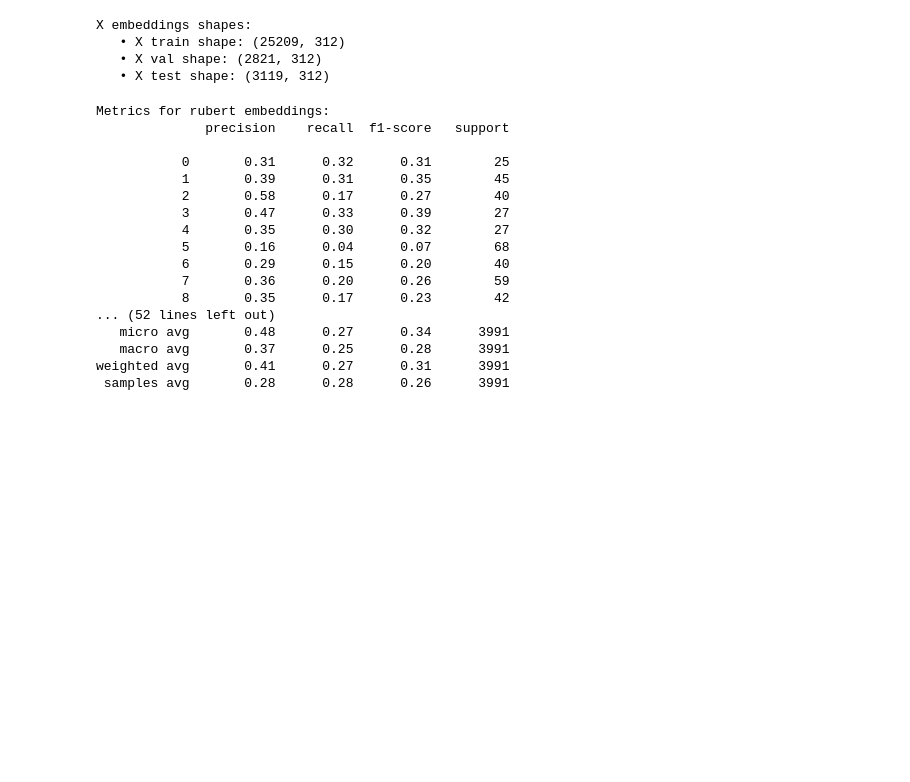
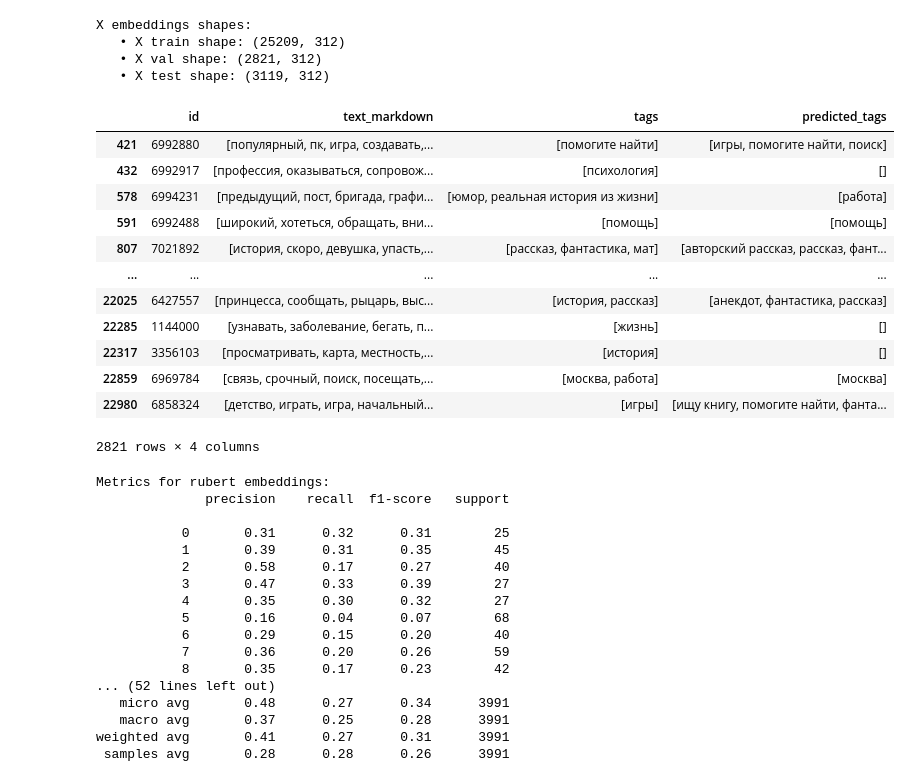
Before and after one commit to zhursvlevy/PostProcessor, a Jupyter notebook: notebooks/topic tagging/4. LogReg_topic_classification.ipynb, the cells around one changed output. Cells and saved outputs as stored; diff of their text form; code cells hidden in the pictures; blank space fills up the shorter version.

```diff
--- a/notebooks/topic tagging/4. LogReg_topic_classification.ipynb
+++ b/notebooks/topic tagging/4. LogReg_topic_classification.ipynb
@@ -474,6 +481,22 @@ rubert_y_labels = sorted_labels(rubert_y_pred_val, rubert_y_probas, Vec)
 
 rubert_df_val = data_val.copy()
 rubert_df_val['predicted_tags'] = rubert_y_labels
+# %%
+rubert_df_val
+# %% [output]
+|  | id | text_markdown | tags | predicted_tags |
+| 421 | 6992880 | [популярный, пк, игра, создавать,... | [помогите найти] | [игры, помогите найти, поиск] |
+| 432 | 6992917 | [профессия, оказываться, сопровож... | [психология] | [] |
+| 578 | 6994231 | [предыдущий, пост, бригада, графи... | [юмор, реальная история из жизни] | [работа] |
+| 591 | 6992488 | [широкий, хотеться, обращать, вни... | [помощь] | [помощь] |
+| 807 | 7021892 | [история, скоро, девушка, упасть,... | [рассказ, фантастика, мат] | [авторский рассказ, рассказ, фант... |
+| ... | ... | ... | ... | ... |
+| 22025 | 6427557 | [принцесса, сообщать, рыцарь, выс... | [история, рассказ] | [анекдот, фантастика, рассказ] |
+| 22285 | 1144000 | [узнавать, заболевание, бегать, п... | [жизнь] | [] |
+| 22317 | 3356103 | [просматривать, карта, местность,... | [история] | [] |
+| 22859 | 6969784 | [связь, срочный, поиск, посещать,... | [москва, работа] | [москва] |
+| 22980 | 6858324 | [детство, играть, игра, начальный... | [игры] | [ищу книгу, помогите найти, фанта... |
+2821 rows × 4 columns
 # %%
 print('Metrics for rubert embeddings:')
 print(classification_report(y_val, rubert_y_pred_val, zero_division=0))
```
Also changed, not shown: parts of 6 cells of this notebook, 2 other files.
